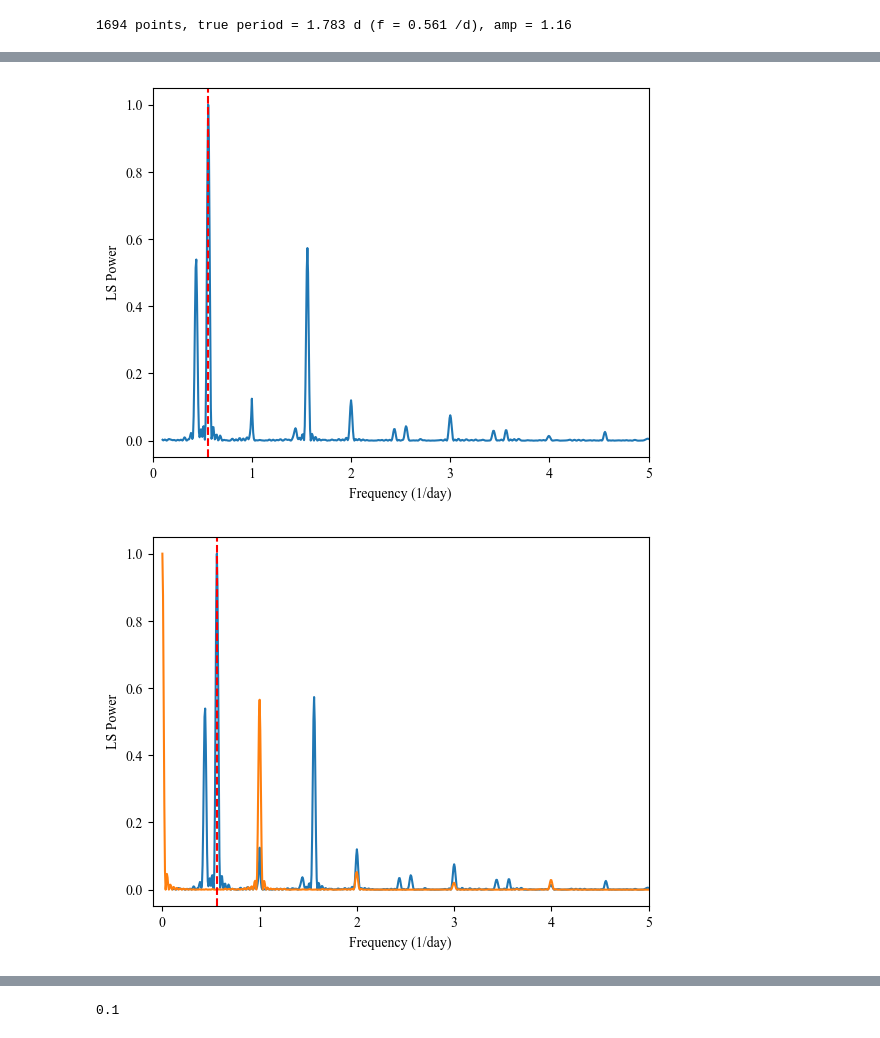
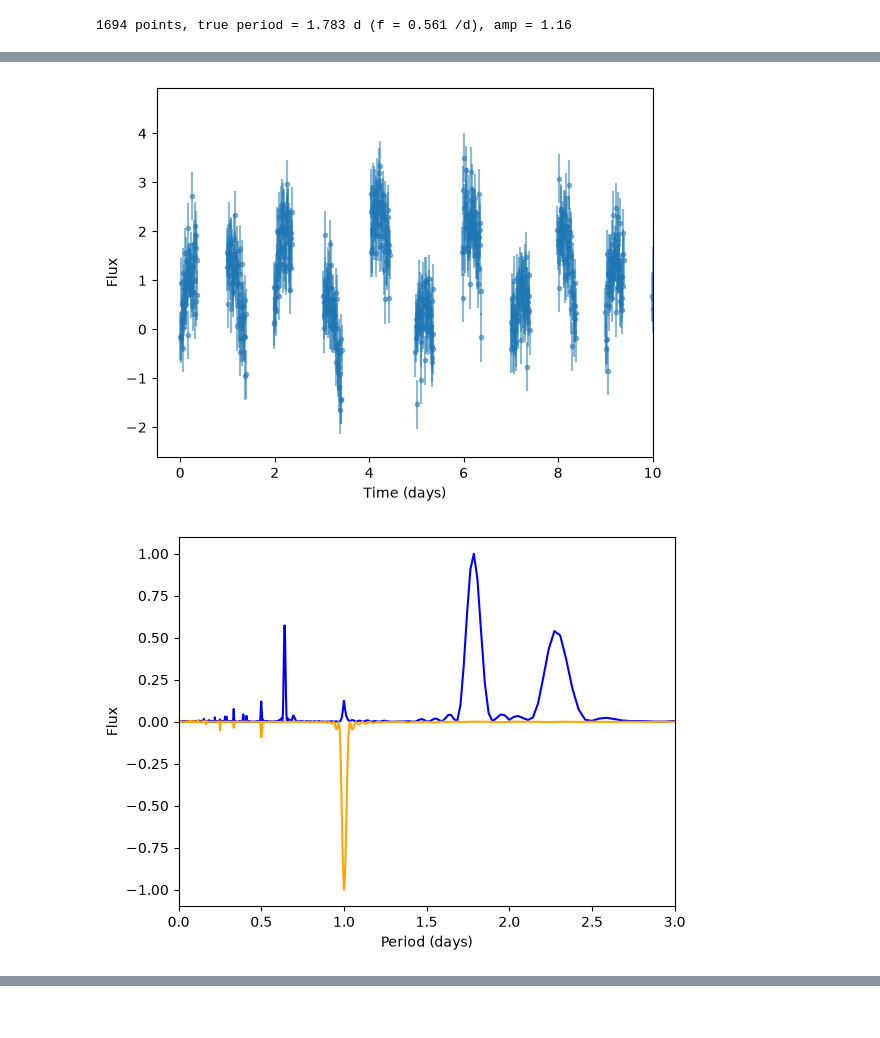
Before and after one commit to KSmithyy/Lorentz, a Jupyter notebook: solutions.ipynb, the cells around one changed output, grey strips where cells are left out. Saved outputs shown, nothing was run; the diff lists cells and outputs as text; code cells hidden in the pictures.

```diff
--- a/solutions.ipynb
+++ b/solutions.ipynb
@@ -527,8 +524,6 @@ for i in range(len(p)):
 # %%
 
 # Random sinusoidal light curve with realistic observing gaps and a daily systematic.
-
-
 def make_light_curve(
     seed=None,
     t_span=30.0,             # total baseline [days]
@@ -543,7 +538,6 @@ def make_light_curve(
     big_gap=(3.0, 5.0),      # (min, max) length of one long outage [days], or None
     dropout=0.02,            # fraction of random individual points lost
 ):
-    """Return t, y, dy, truth. `truth` is a dict you can hide from students."""
     rng = np.random.default_rng(seed)
 
     # --- true signal ---
@@ -622,86 +594,39 @@ plt.show()
+# %%
+plt.errorbar(t, y, dy, fmt=".", ms=6, alpha=0.5, rasterized=True)
+plt.xlabel('Time (days)')
+plt.xlim(-0.5,10)
+plt.ylabel('Flux')
+plt.show()
+# %% [output]
+[figure, added]
 # %%
 baseline =30
 fmin = 3/baseline
 
 avg_temp_res = np.median(np.diff(t))
 fmax = 1/(2*avg_temp_res)
 
 oversampling_factor = 5
 f_step = 1/(oversampling_factor*baseline)
 
 frequencies = np.arange(fmin, fmax, f_step)
 frequencies_window = np.arange(0, fmax, f_step)
 
 power = LombScargle(t, y, dy).power(frequencies)
-f_true = truth['freq']
-
-plt.plot(frequencies, power/power.max())
-plt.axvline(f_true, c="r", ls="--", label="true frequency")
-plt.xlim(0,5)
-plt.xlabel("Frequency (1/day)")
-plt.ylabel('LS Power')
-plt.show()
-
-
-window_power = []
-for f in frequencies_window:
-    W = np.sum(np.exp(-2j*np.pi*f*t))
-    window_power.append(np.abs(W)**2/len(t)**2 )
-
-window_power = np.array(window_power)
-
-
-plt.plot(frequencies, power/power.max())
-plt.plot(frequencies_window, window_power/window_power.max())
-plt.axvline(f_true, c="r", ls="--", label="true frequency")
-plt.xlim(-0.1,5)
-plt.xlabel("Frequency (1/day)")
-plt.ylabel('LS Power')
-plt.show()
 
 
 window_power = []
 for f in frequencies:
     W = np.sum(np.exp(-2j*np.pi*f*t))
     window_power.append(np.abs(W)**2/len(t)**2 )
 
 window_power = np.array(window_power)
 
-
-plt.plot(frequencies, power/power.max())
-plt.plot(frequencies, window_power/window_power.max())
-plt.axvline(f_true, c="r", ls="--", label="true frequency")
-plt.xlim(-0.1,5)
-plt.xlabel("Frequency (1/day)")
-plt.ylabel('LS Power')
-plt.show()
-
-
-
-
-
-fig = plt.subplots(1, figsize = (6, 4), facecolor='k')
-ax = plt.gca()
-ax.set_facecolor('black')
-ax.spines['bottom'].set_color('white')
-ax.spines['top'].set_color('white')
-ax.spines['left'].set_color('white')
-ax.spines['right'].set_color('white')
-ax.xaxis.label.set_color('white')
-ax.yaxis.label.set_color('white')
-ax.tick_params(axis='x', colors='white')
-ax.tick_params(axis='y', colors='white')
-
-
-plt.plot(1/frequencies, power/power.max(), c='white')
+plt.plot(1/frequencies, power/power.max(), c='blue')
 plt.plot(1/frequencies, -window_power/window_power.max(), c='orange')
 plt.xlabel('Period (days)')
 plt.ylabel('Flux')
 plt.xlim(0,3)
-plt.savefig('/Users/smith/Desktop/window_periodogram', dpi=300, transparent=True)
 plt.show()
-
-print(min(frequencies))
 # %% [output]
-[figure, old version]
+[figure, new version]
-[figure, removed]
@@ -710 +632,0 @@ print(min(frequencies))
-0.1
```
Also changed, not shown: parts of 10 cells of this notebook, 3 other files.
